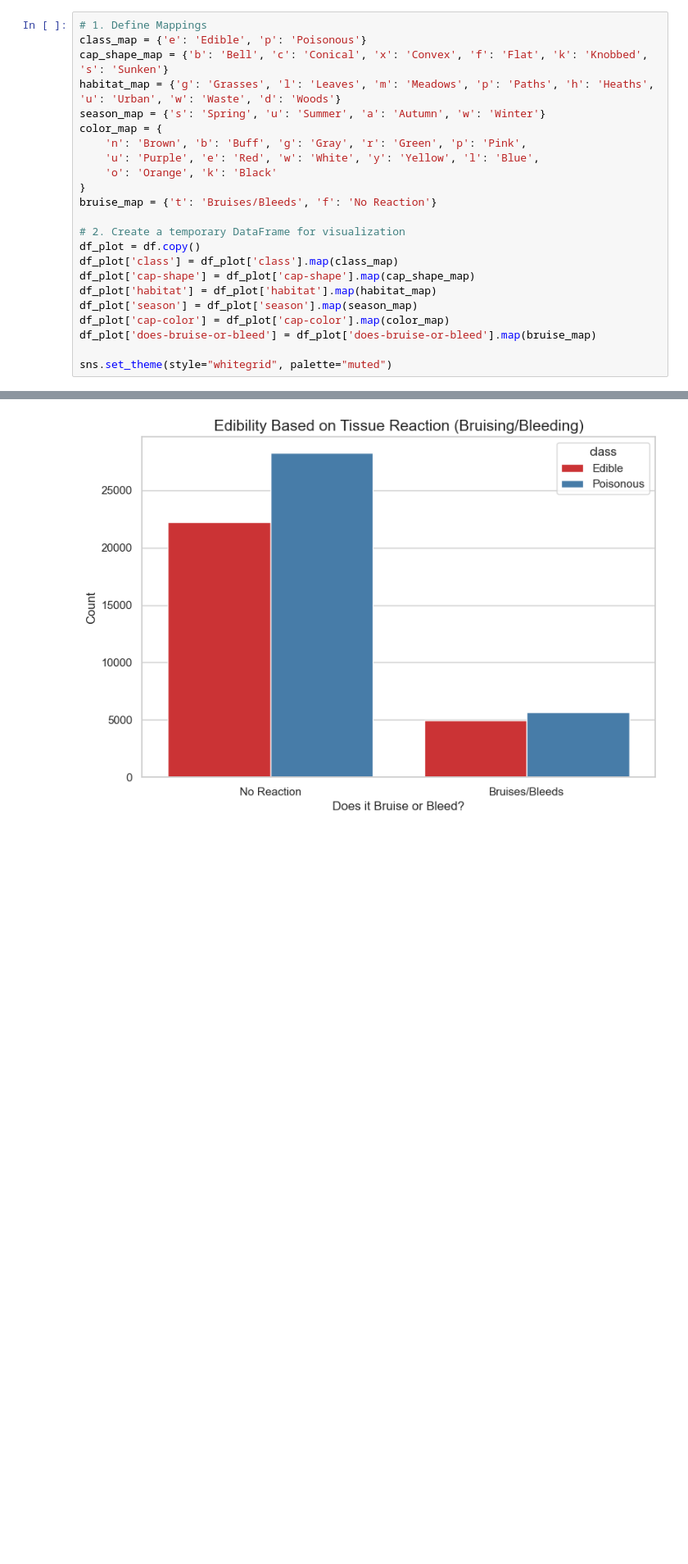
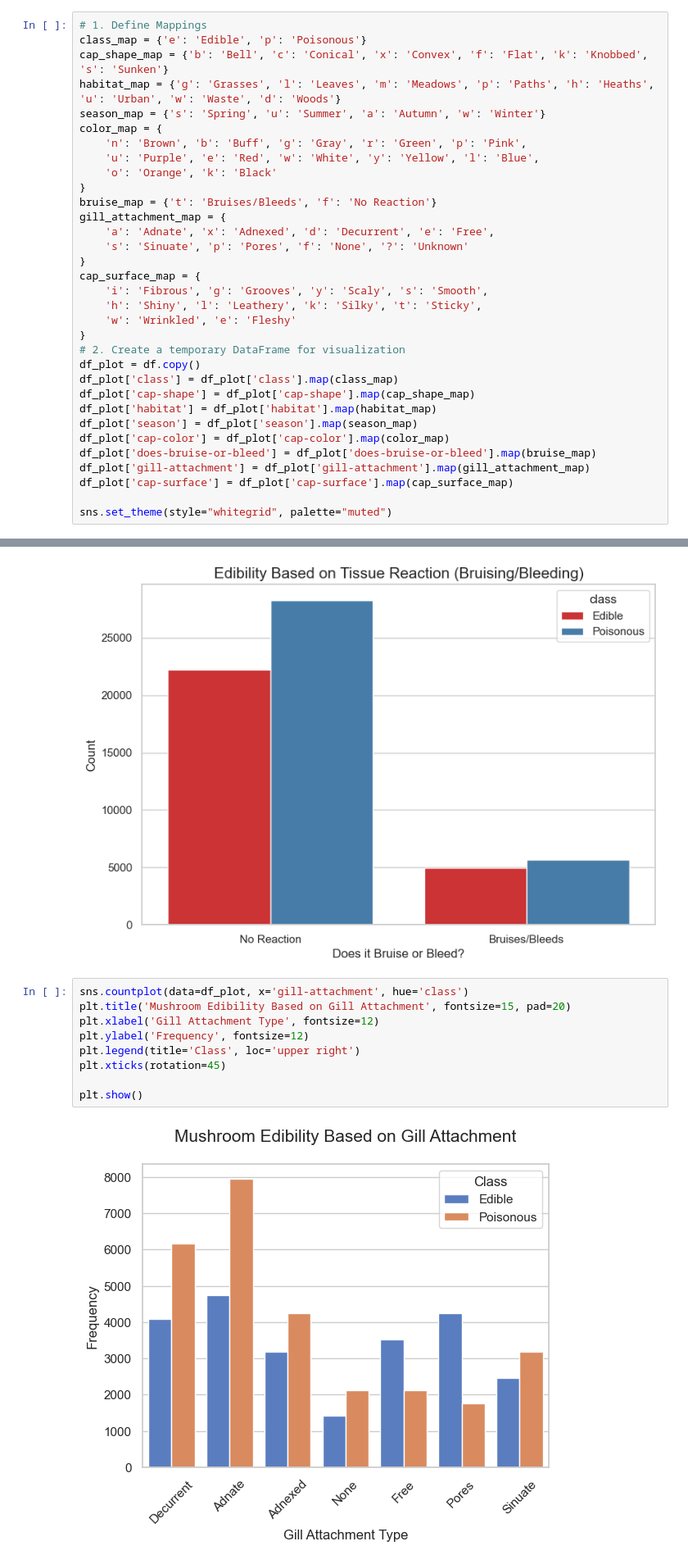
Before and after one commit to Viom-Shrestha/Secondary-Mushroom-Comparative-Study, a Jupyter notebook: MushroomClassification.ipynb, the cells around one changed output, grey strips where cells are left out. Shown at 82% size. Cells and saved outputs as stored; diff of their text form; blank space fills up the shorter version.

```diff
--- a/MushroomClassification.ipynb
+++ b/MushroomClassification.ipynb
@@ -178,7 +180,15 @@ color_map = {
     'o': 'Orange', 'k': 'Black'
 }
 bruise_map = {'t': 'Bruises/Bleeds', 'f': 'No Reaction'}
-
+gill_attachment_map = {
+    'a': 'Adnate', 'x': 'Adnexed', 'd': 'Decurrent', 'e': 'Free',
+    's': 'Sinuate', 'p': 'Pores', 'f': 'None', '?': 'Unknown'
+}
+cap_surface_map = {
+    'i': 'Fibrous', 'g': 'Grooves', 'y': 'Scaly', 's': 'Smooth',
+    'h': 'Shiny', 'l': 'Leathery', 'k': 'Silky', 't': 'Sticky',
+    'w': 'Wrinkled', 'e': 'Fleshy'
+}
 # 2. Create a temporary DataFrame for visualization
 df_plot = df.copy()
 df_plot['class'] = df_plot['class'].map(class_map)
@@ -187,6 +197,8 @@ df_plot['habitat'] = df_plot['habitat'].map(habitat_map)
 df_plot['season'] = df_plot['season'].map(season_map)
 df_plot['cap-color'] = df_plot['cap-color'].map(color_map)
 df_plot['does-bruise-or-bleed'] = df_plot['does-bruise-or-bleed'].map(bruise_map)
+df_plot['gill-attachment'] = df_plot['gill-attachment'].map(gill_attachment_map)
+df_plot['cap-surface'] = df_plot['cap-surface'].map(cap_surface_map)
 
 sns.set_theme(style="whitegrid", palette="muted")
 # %%
@@ -238,3 +250,14 @@ plt.ylabel('Count', fontsize=12)
 plt.show()
 # %% [output]
 [figure]
+# %%
+sns.countplot(data=df_plot, x='gill-attachment', hue='class')
+plt.title('Mushroom Edibility Based on Gill Attachment', fontsize=15, pad=20)
+plt.xlabel('Gill Attachment Type', fontsize=12)
+plt.ylabel('Frequency', fontsize=12)
+plt.legend(title='Class', loc='upper right')
+plt.xticks(rotation=45)
+
+plt.show()
+# %% [output]
+[figure, added]
```
Also changed, not shown: parts of 2 cells of this notebook.
